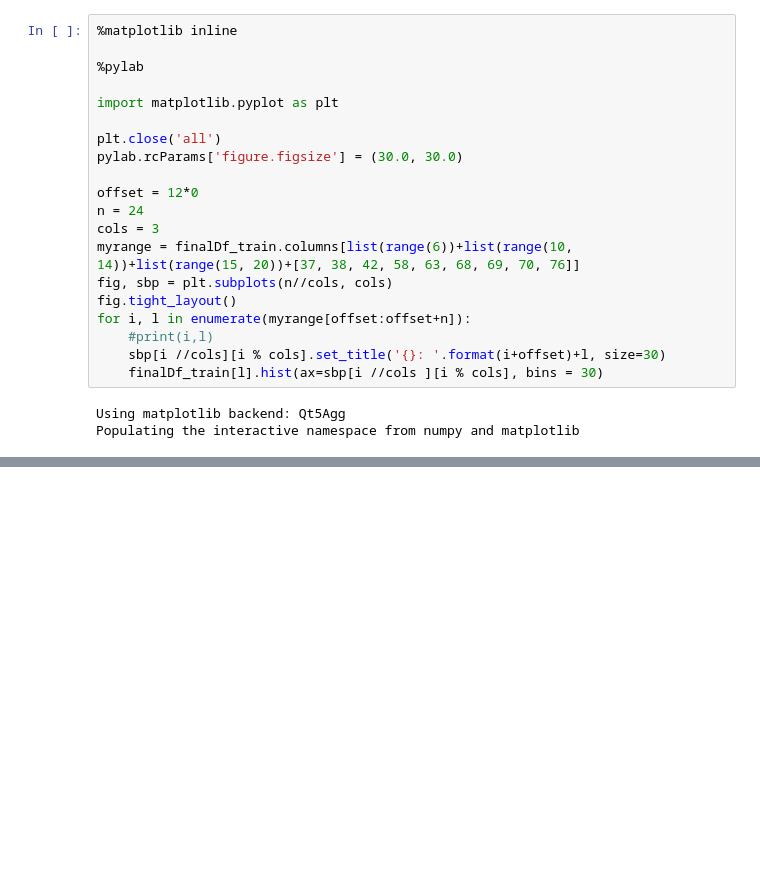
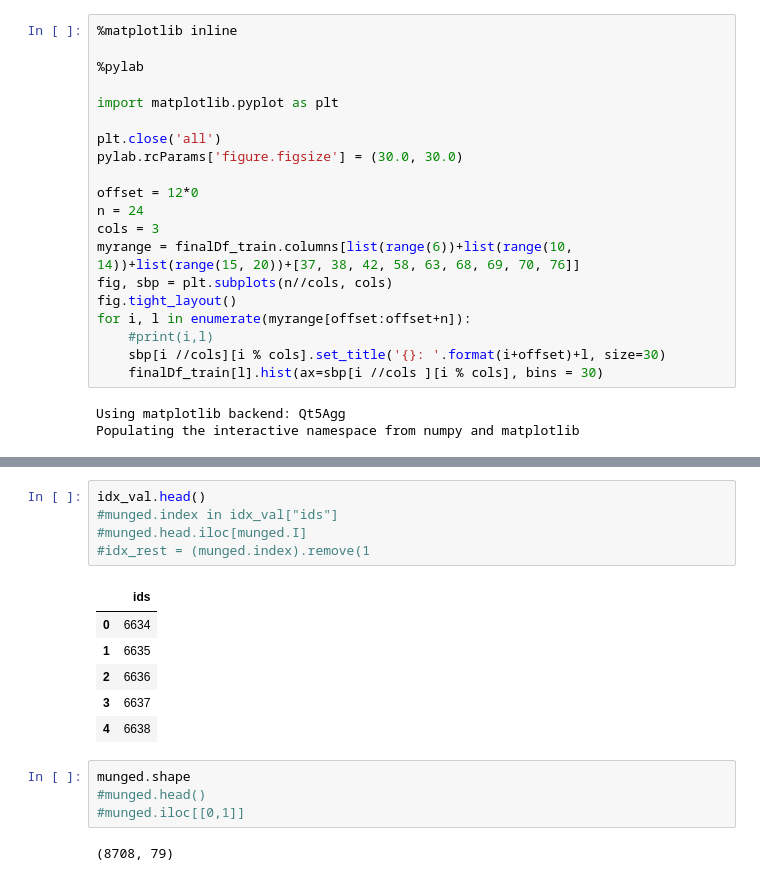
Before and after one commit to Charles1104/Kaggle-Competition, a Jupyter notebook: Machine Learning.ipynb, the cells around one changed output, grey strips where cells are left out. Cells and saved outputs as stored; diff of their text form; blank space fills up the shorter version.

```diff
--- a/Machine Learning.ipynb
+++ b/Machine Learning.ipynb
@@ -125,0 +177,18 @@ None                         0.823304  0.900249  0.909848  0.910488  0.910219
+# %%
+idx_val.head()
+#munged.index in idx_val["ids"]
+#munged.head.iloc[munged.I]
+#idx_rest = (munged.index).remove(1
+# %% [output]
+|  | ids |
+| 0 | 6634 |
+| 1 | 6635 |
+| 2 | 6636 |
+| 3 | 6637 |
+| 4 | 6638 |
+# %%
+munged.shape
+#munged.head()
+#munged.iloc[[0,1]]
+# %% [output]
+(8708, 79)
```
Also changed, not shown: parts of 15 cells of this notebook, 4 other files.
